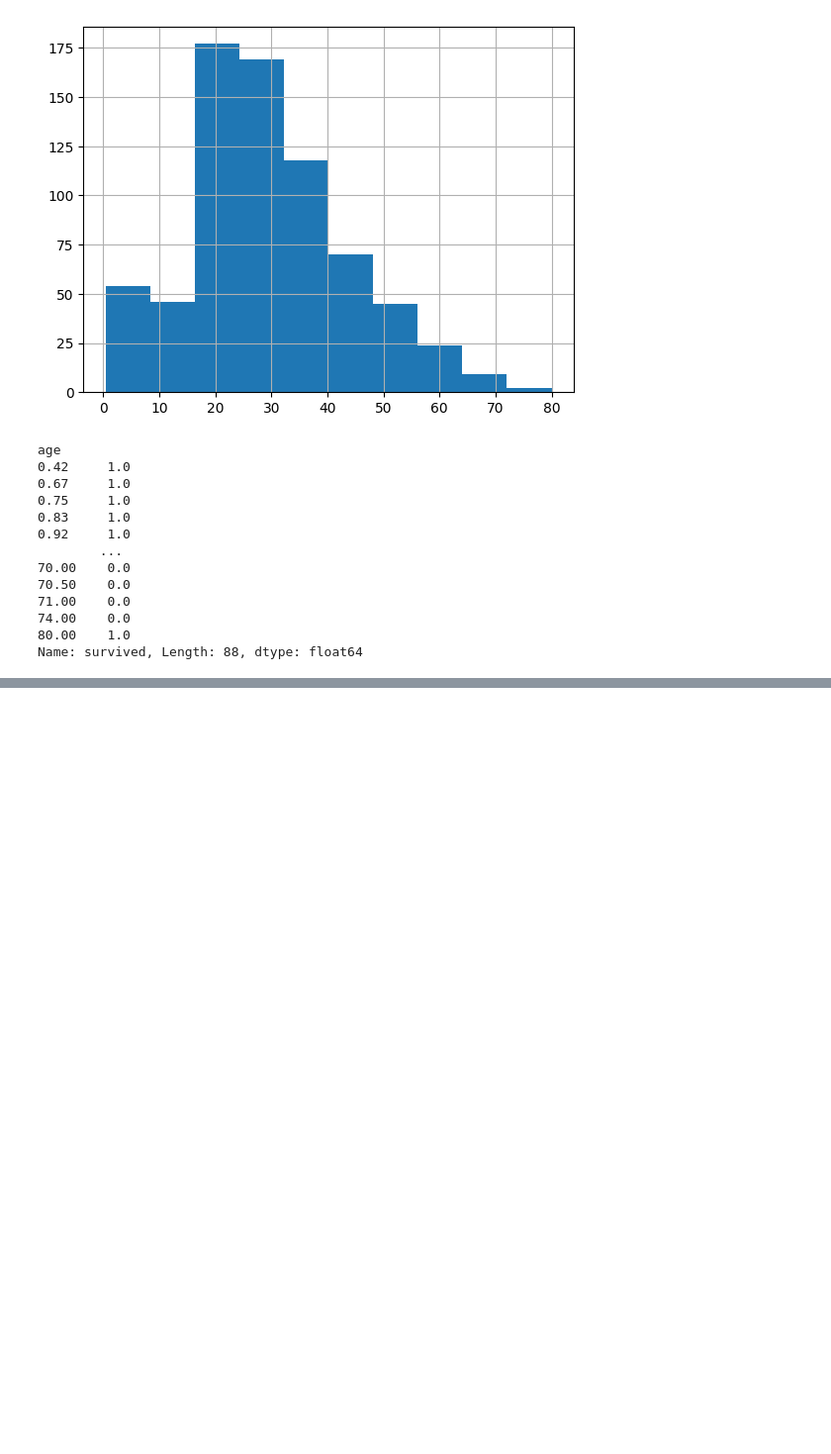
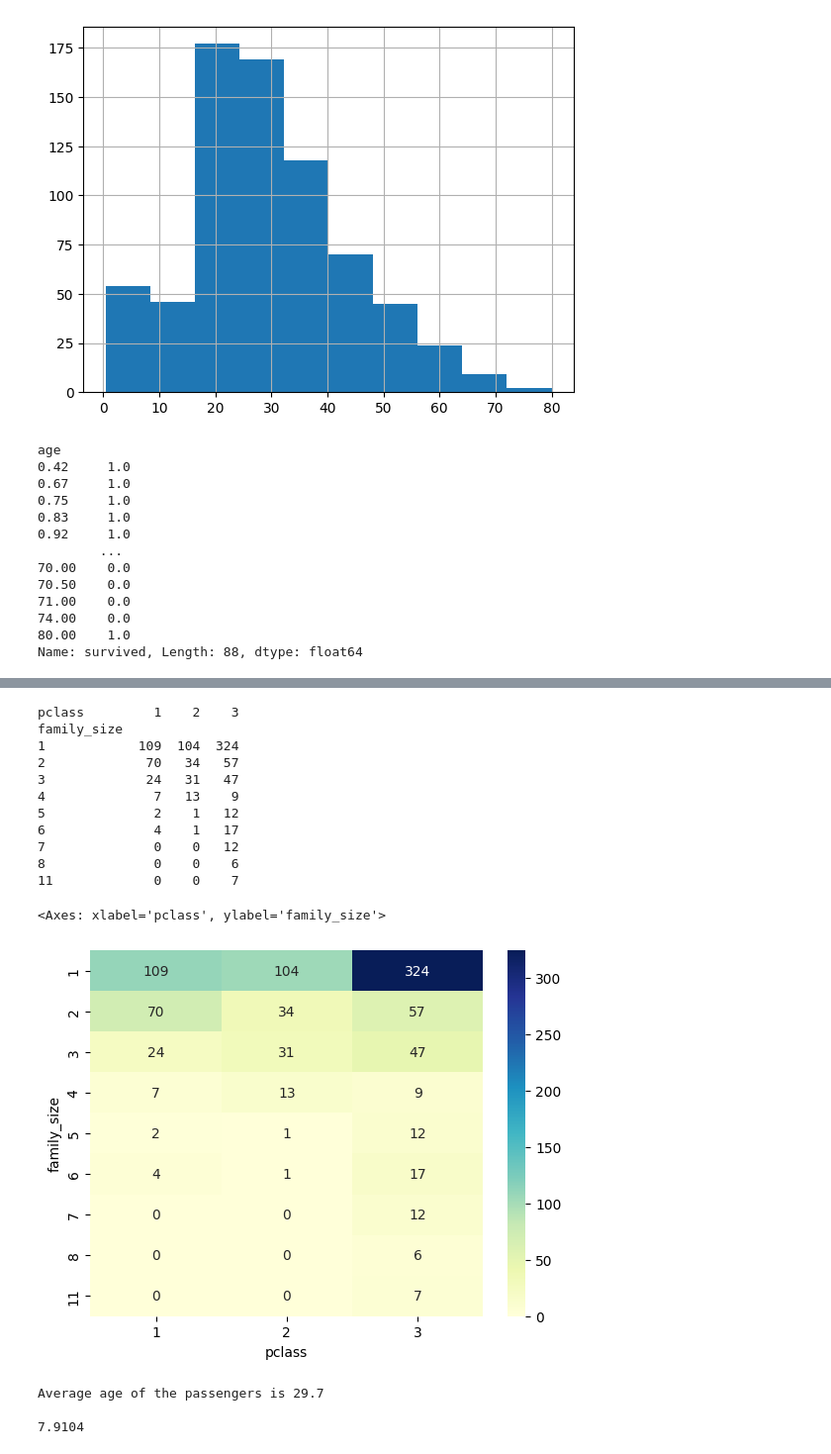
Before and after one commit to Greeshmitha2702/titanic-eda, a Jupyter notebook: main.ipynb, the cells around one changed output, grey strips where cells are left out. Shown at 99% size. Saved outputs shown, nothing was run; the diff lists cells and outputs as text; code cells hidden in the pictures; blank space fills up the shorter version.

Commit message:
Numpy, pandas, matpplotlib, seaborn done

```diff
--- a/main.ipynb
+++ b/main.ipynb
@@ -153,0 +159,33 @@ Name: survived, dtype: float64
+# %%
+#Based on family size, how many belongs to classes(eg: family size:1=> class 1:how many, class2:how many, class3:how many)
+titanic_data['family_size'] = 1 + titanic_data['sibsp'] + titanic_data['parch']
+family_survived = titanic_data.groupby(['family_size','pclass']).size().unstack(fill_value=0)
+#fill_value helps to fill the NaN values with specified val
+print(family_survived)
+sns.heatmap(family_survived,fmt='d',annot=True,cmap='YlGnBu')
+# %% [output]
+pclass         1    2    3
+family_size
+1            109  104  324
+2             70   34   57
+3             24   31   47
+4              7   13    9
+5              2    1   12
+6              4    1   17
+7              0    0   12
+8              0    0    6
+11             0    0    7
+<Axes: xlabel='pclass', ylabel='family_size'>
+[figure, added]
+# %%
+#NUMPY
+avg_age = np.mean(titanic_data['age']).round(2)
+print("Average age of the passengers is",avg_age)
+print()
+fare = np.percentile(titanic_data['fare'].dropna(),25)
+#25% of passengers paid fare ≤ 7.9
+print(fare)
+# %% [output]
+Average age of the passengers is 29.7
+
+7.9104
```
Also changed, not shown: parts of 9 cells of this notebook.
